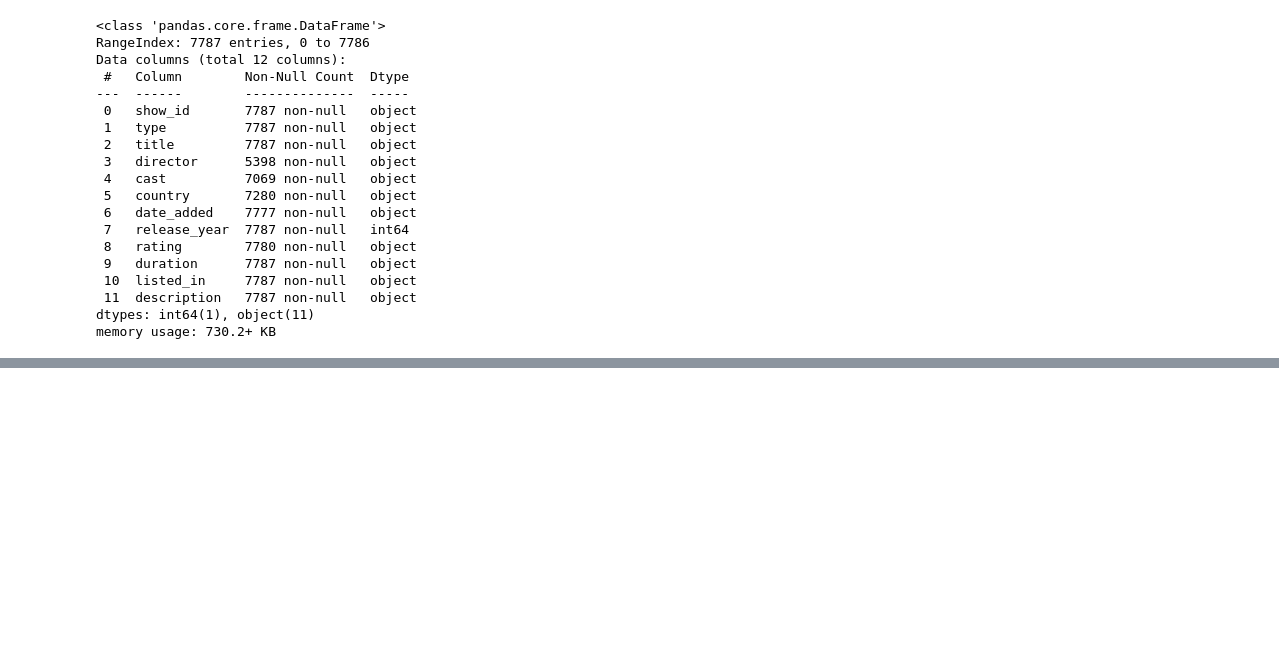
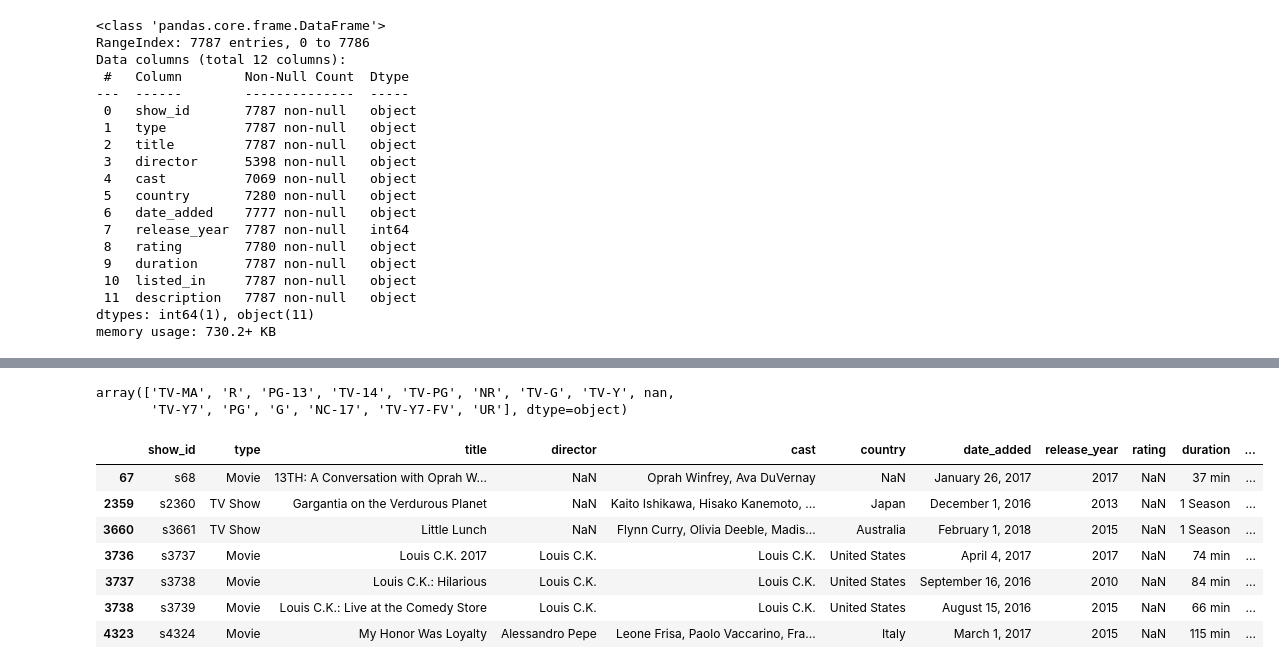
Before and after one commit to Kshitiz07/PlotlyLearnBeginnerToExpert, a Jupyter notebook: file.ipynb, the cells around one changed output, grey strips where cells are left out. Saved outputs shown, nothing was run; the diff lists cells and outputs as text; code cells hidden in the pictures; blank space fills up the shorter version.

```diff
--- a/file.ipynb
+++ b/file.ipynb
@@ -69,0 +104,17 @@ NameError: name 'ProfileReport' is not defined
+# %%
+# Fixing rating missing values
+df['rating'].unique()
+# %% [output]
+array(['TV-MA', 'R', 'PG-13', 'TV-14', 'TV-PG', 'NR', 'TV-G', 'TV-Y', nan,
+       'TV-Y7', 'PG', 'G', 'NC-17', 'TV-Y7-FV', 'UR'], dtype=object)
+# %%
+df[df['rating'].isna()]
+# %% [output]
+|  | show_id | type | title | director | cast | country | date_added | release_year | rating | duration | ... |
+| 67 | s68 | Movie | 13TH: A Conversation with Oprah W... | NaN | Oprah Winfrey, Ava DuVernay | NaN | January 26, 2017 | 2017 | NaN | 37 min | ... |
+| 2359 | s2360 | TV Show | Gargantia on the Verdurous Planet | NaN | Kaito Ishikawa, Hisako Kanemoto, ... | Japan | December 1, 2016 | 2013 | NaN | 1 Season | ... |
+| 3660 | s3661 | TV Show | Little Lunch | NaN | Flynn Curry, Olivia Deeble, Madis... | Australia | February 1, 2018 | 2015 | NaN | 1 Season | ... |
+| 3736 | s3737 | Movie | Louis C.K. 2017 | Louis C.K. | Louis C.K. | United States | April 4, 2017 | 2017 | NaN | 74 min | ... |
+| 3737 | s3738 | Movie | Louis C.K.: Hilarious | Louis C.K. | Louis C.K. | United States | September 16, 2016 | 2010 | NaN | 84 min | ... |
+| 3738 | s3739 | Movie | Louis C.K.: Live at the Comedy Store | Louis C.K. | Louis C.K. | United States | August 15, 2016 | 2015 | NaN | 66 min | ... |
+| 4323 | s4324 | Movie | My Honor Was Loyalty | Alessandro Pepe | Leone Frisa, Paolo Vaccarino, Fra... | Italy | March 1, 2017 | 2015 | NaN | 115 min | ... |
```
Also changed, not shown: parts of 6 cells of this notebook.
